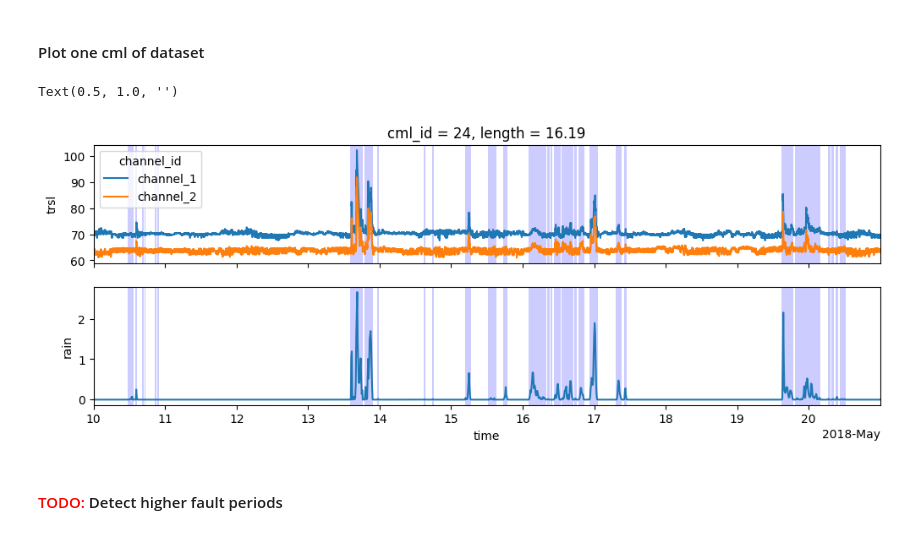
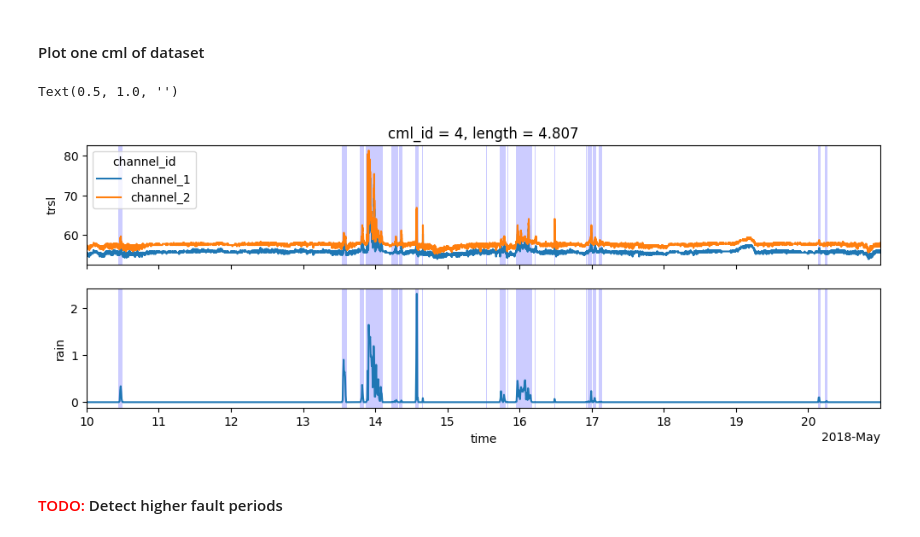
Before and after one commit to xkalet07/cml_wd_telcosense, a Jupyter notebook: 02_train_full_dataset.ipynb, the cells around one changed output. Saved outputs shown, nothing was run; the diff lists cells and outputs as text; code cells hidden in the pictures.

```diff
--- a/02_train_full_dataset.ipynb
+++ b/02_train_full_dataset.ipynb
@@ -70,7 +70,7 @@ ref_set['ref_wd'] = ref_set.rain.where(ref_set.rain == 0, True).astype(bool)
 #### Plot one cml of dataset
 # %%
 # select one cml:
-k = 24
+k = 4
 my_cml = cml_set.isel(cml_id = k)
 my_ref = ref_set.isel(cml_id = k)
 
@@ -79,34 +79,34 @@ my_ref = ref_set.isel(cml_id = k)
 my_ref['ref_wd'][0] = False
 #my_ref['ref_wd'][-1] = False
 
 # setup figure
 fig, axs = plt.subplots(2, 1, sharex=True, figsize=(12,4))
 #ax1 = axs[0].twiny()
 #fig.tight_layout()
 
 # plot TRSL
 my_cml.trsl.plot.line(x='time', ax=axs[0], label = 'TL');
 # plot Rain rate
 my_ref.rain.plot.line(x='time', ax=axs[1], label = 'TL');
 
 # plot real bool wet/dry with 5min precission
 wet_start = np.roll(my_ref.ref_wd, -1) & ~my_ref.ref_wd
 wet_end = np.roll(my_ref.ref_wd, 1) & ~my_ref.ref_wd
 for wet_start_i, wet_end_i in zip(
     wet_start.values.nonzero()[0],
     wet_end.values.nonzero()[0],
 ):
     axs[1].axvspan(my_ref.time.values[wet_start_i], my_ref.ref_wd.time.values[wet_end_i], color='b', alpha=0.2, linewidth=0); # https://matplotlib.org/stable/api/_as_gen/matplotlib.axes.Axes.axvspan.html
     axs[0].axvspan(my_ref.time.values[wet_start_i], my_ref.ref_wd.time.values[wet_end_i], color='b', alpha=0.2, linewidth=0); # https://matplotlib.org/stable/api/_as_gen/matplotlib.axes.Axes.axvspan.html
 
 
 # axes limits source: https://matplotlib.org/stable/api/_as_gen/matplotlib.axes.Axes.set_xlim.html
 axs[1].set_xlim(my_cml.time.values[0], my_cml.time.values[-1])
 axs[0].set_xlabel('')
 axs[1].set_title("")
 # %% [output]
 Text(0.5, 1.0, '')
-[figure, old version]
+[figure, new version]
 # %% [markdown]
 #### <span style="color:red">TODO: </span>Detect higher fault periods
 # %% [markdown]
```
Also changed, not shown: parts of 9 cells of this notebook.
